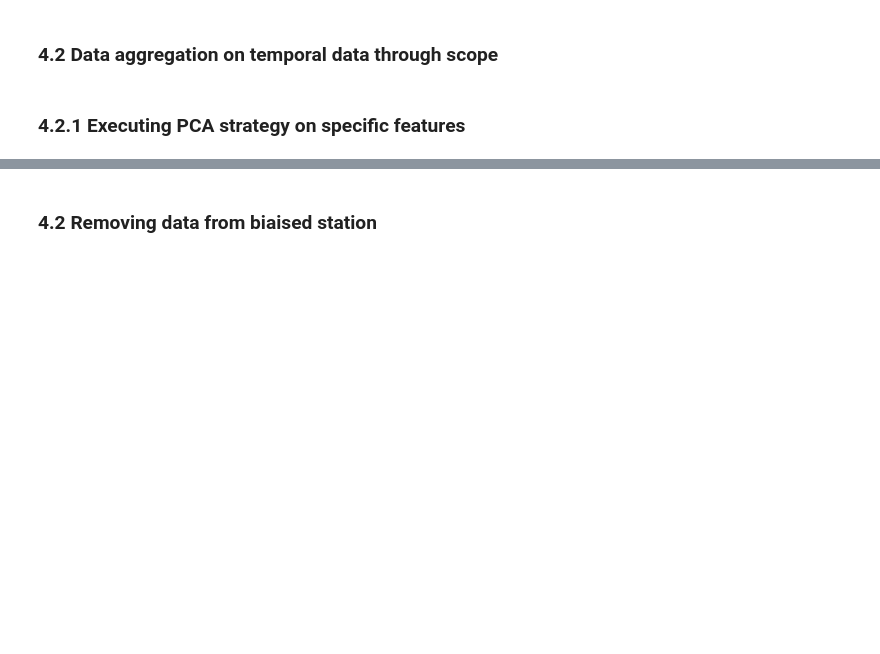
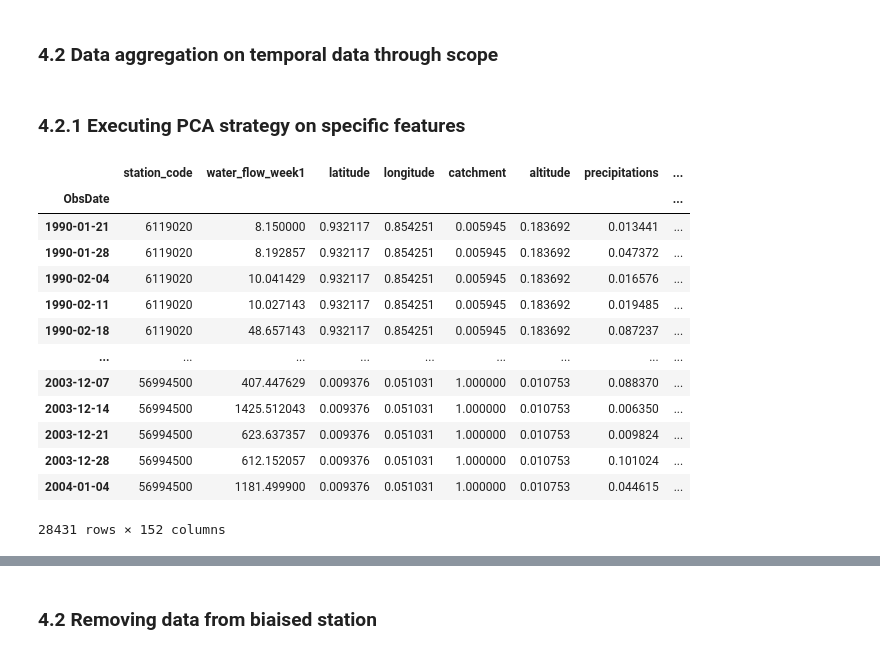
Before and after one commit to lucas066001/WaterScarcity.Hackathon, a Jupyter notebook: src/notebooks/00 Preprocessing/02.3 - Merged Feature Engineering.ipynb, the cells around one changed output, grey strips where cells are left out. Cells and saved outputs as stored; diff of their text form; code cells hidden in the pictures; blank space fills up the shorter version.

```diff
--- a/src/notebooks/00 Preprocessing/02.3 - Merged Feature Engineering.ipynb
+++ b/src/notebooks/00 Preprocessing/02.3 - Merged Feature Engineering.ipynb
@@ -76,6 +77,8 @@ datasets = {"train": INPUT_DIR, "eval": EVAL_DIR}
 dataset_baseline = {}
 
 for set, dir in datasets.items():
+    is_challenge_set = "challenge" in set
+
     if USE_CUSTOM_PREPROCESS:
         path_data_baseline_france = f"{dir}preprocessed_custom_france.csv"
         path_data_baseline = f"{dir}preprocessed_custom_brazil.csv"
@@ -83,12 +86,13 @@ for set, dir in datasets.items():
         path_data_baseline_france = f"{dir}preprocessed_france.csv"
         path_data_baseline = f"{dir}preprocessed_brazil.csv"
 
-    dataset_baseline_france = pd.read_csv(path_data_baseline_france)
+    if not is_challenge_set:
+        dataset_baseline_france = pd.read_csv(path_data_baseline_france)
 
-    dataset_baseline_france = dataset_baseline_france.iloc[:, 1:]
-    dataset_baseline_france = dataset_baseline_france.drop(columns=["index"])
+        dataset_baseline_france = dataset_baseline_france.iloc[:, 1:]
+        dataset_baseline_france = dataset_baseline_france.drop(columns=["index"])
 
-    dataset_baseline_france = dataset_baseline_france.set_index("ObsDate")
+        dataset_baseline_france = dataset_baseline_france.set_index("ObsDate")
 
     dataset_baseline_brazil = pd.read_csv(path_data_baseline)
 
@@ -98,12 +102,18 @@ for set, dir in datasets.items():
 
     dataset_baseline_brazil = dataset_baseline_brazil.set_index("ObsDate")
 
-    dataset_baseline_france["north_hemisphere"] = 1
+    if not is_challenge_set:
+        dataset_baseline_france["north_hemisphere"] = 1
+
     dataset_baseline_brazil["north_hemisphere"] = 0
-
-    dataset_baseline[set] = pd.concat(
-        [dataset_baseline_france, dataset_baseline_brazil], axis=0
-    )
+    if not is_challenge_set:
+        dataset_baseline[set] = pd.concat(
+            [dataset_baseline_france, dataset_baseline_brazil], axis=0
+        )
+    else:
+        dataset_baseline[set] = pd.concat(
+            [dataset_baseline_brazil], axis=0
+        )
 # %% [markdown]
 ### 3. Feature Engineering
 
@@ -162,12 +172,14 @@ if "scl_feat" in DATASET_TRANSFORMS:
 
     dataset_baseline["train"]["origin"] = "train"
     dataset_baseline["eval"]["origin"] = "eval"
+    dataset_baseline["eval_challenge"]["origin"] = "eval_challenge"
 
     columns_to_not_scale = ["water_flow_week1", "water_flow_week2", "water_flow_week3", "water_flow_week4"]
 
     scaling_set = pd.concat([
         dataset_baseline["train"].drop(columns=columns_to_not_scale).drop(columns=["station_code"]),
-        dataset_baseline["eval"].drop(columns=["station_code"])
+        dataset_baseline["eval"].drop(columns=["station_code"]),
+        dataset_baseline["eval_challenge"].drop(columns=["station_code"]),
     ], ignore_index=False)
 
     columns_to_scale = list(scaling_set.columns)
@@ -176,9 +188,11 @@ if "scl_feat" in DATASET_TRANSFORMS:
     scaling_set[columns_to_scale] = scaler.fit_transform(scaling_set[columns_to_scale])
 
     dataset_baseline["eval"][columns_to_scale] = scaling_set[scaling_set["origin"] == "eval"][columns_to_scale]
+    dataset_baseline["eval_challenge"][columns_to_scale] = scaling_set[scaling_set["origin"] == "eval_challenge"][columns_to_scale]
     dataset_baseline["train"][columns_to_scale] = scaling_set[scaling_set["origin"] == "train"][columns_to_scale]
 
     dataset_baseline["eval"].drop(columns=["origin"], inplace=True)
+    dataset_baseline["eval_challenge"].drop(columns=["origin"], inplace=True)
     dataset_baseline["train"].drop(columns=["origin"], inplace=True)
 # %% [markdown]
 Applies MinMax scaling to all features, except waterflow lag.
@@ -302,3 +304,20 @@ if "snow_index" in DATASET_TRANSFORMS:
+# %%
+dataset_baseline["train"]
+# %% [output]
+|  | station_code | water_flow_week1 | latitude | longitude | catchment | altitude | precipitations | ... |
+| ObsDate |  |  |  |  |  |  |  | ... |
+| 1990-01-21 | 6119020 | 8.150000 | 0.932117 | 0.854251 | 0.005945 | 0.183692 | 0.013441 | ... |
+| 1990-01-28 | 6119020 | 8.192857 | 0.932117 | 0.854251 | 0.005945 | 0.183692 | 0.047372 | ... |
+| 1990-02-04 | 6119020 | 10.041429 | 0.932117 | 0.854251 | 0.005945 | 0.183692 | 0.016576 | ... |
+| 1990-02-11 | 6119020 | 10.027143 | 0.932117 | 0.854251 | 0.005945 | 0.183692 | 0.019485 | ... |
+| 1990-02-18 | 6119020 | 48.657143 | 0.932117 | 0.854251 | 0.005945 | 0.183692 | 0.087237 | ... |
+| ... | ... | ... | ... | ... | ... | ... | ... | ... |
+| 2003-12-07 | 56994500 | 407.447629 | 0.009376 | 0.051031 | 1.000000 | 0.010753 | 0.088370 | ... |
+| 2003-12-14 | 56994500 | 1425.512043 | 0.009376 | 0.051031 | 1.000000 | 0.010753 | 0.006350 | ... |
+| 2003-12-21 | 56994500 | 623.637357 | 0.009376 | 0.051031 | 1.000000 | 0.010753 | 0.009824 | ... |
+| 2003-12-28 | 56994500 | 612.152057 | 0.009376 | 0.051031 | 1.000000 | 0.010753 | 0.101024 | ... |
+| 2004-01-04 | 56994500 | 1181.499900 | 0.009376 | 0.051031 | 1.000000 | 0.010753 | 0.044615 | ... |
+28431 rows × 152 columns
 # %%
 def find_index_exceeding_threshold(values, threshold=0.98):
     for i, val in enumerate(values):
```
Also changed, not shown: parts of 14 cells of this notebook.
